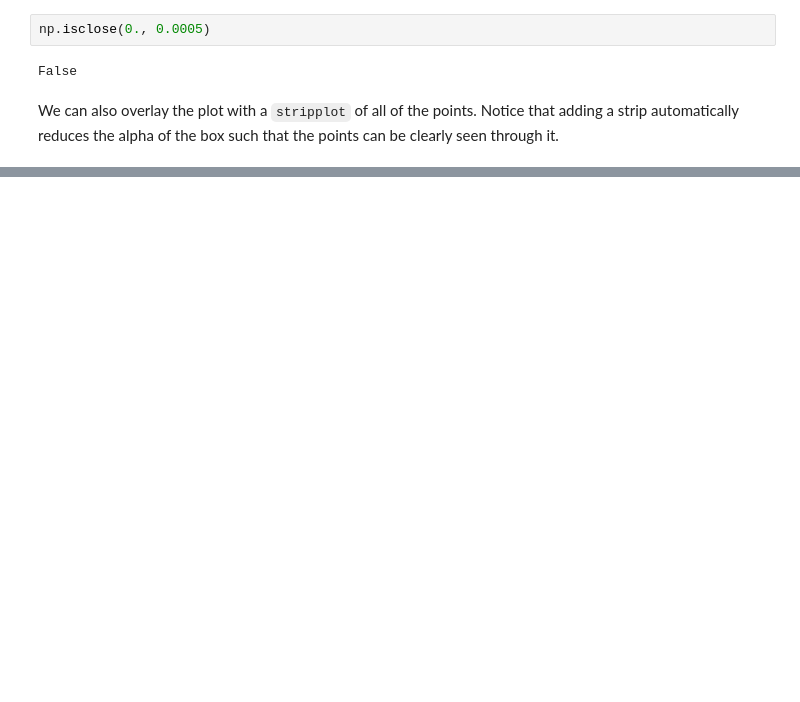
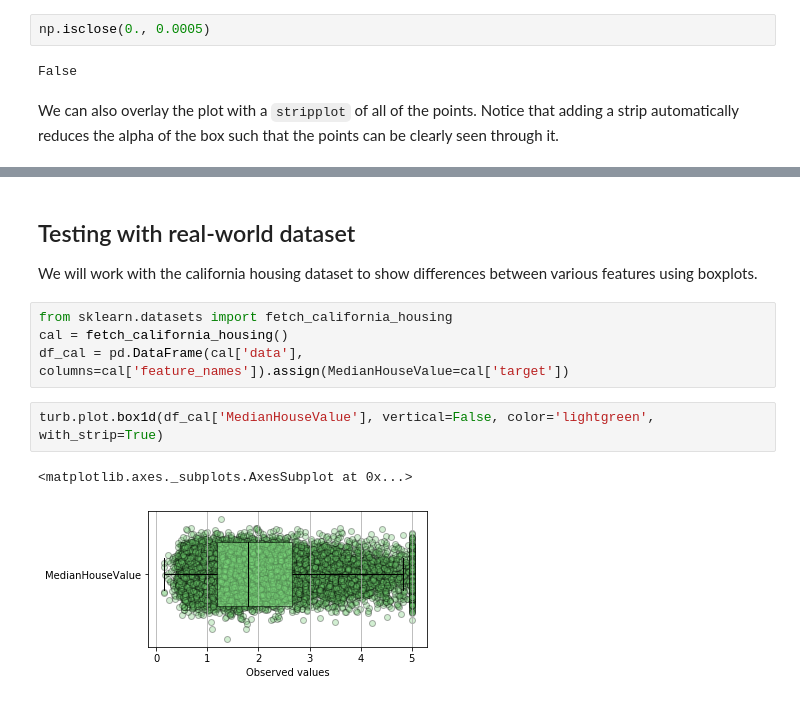
Before and after one commit to gregparkes/turbopanda, a Jupyter notebook: examples/boxplots.ipynb, the cells around one changed output, grey strips where cells are left out. Cells and saved outputs as stored; diff of their text form; blank space fills up the shorter version.

```diff
--- a/examples/boxplots.ipynb
+++ b/examples/boxplots.ipynb
@@ -136,0 +137,13 @@ plt.show()
+# %% [markdown]
+## Testing with real-world dataset
+
+We will work with the california housing dataset to show differences between various features using boxplots.
+# %%
+from sklearn.datasets import fetch_california_housing
+cal = fetch_california_housing()
+df_cal = pd.DataFrame(cal['data'], columns=cal['feature_names']).assign(MedianHouseValue=cal['target'])
+# %%
+turb.plot.box1d(df_cal['MedianHouseValue'], vertical=False, color='lightgreen', with_strip=True)
+# %% [output]
+<matplotlib.axes._subplots.AxesSubplot at 0x...>
+[figure, added]
```
Also changed, not shown: parts of 21 cells of this notebook, 8 other files.
